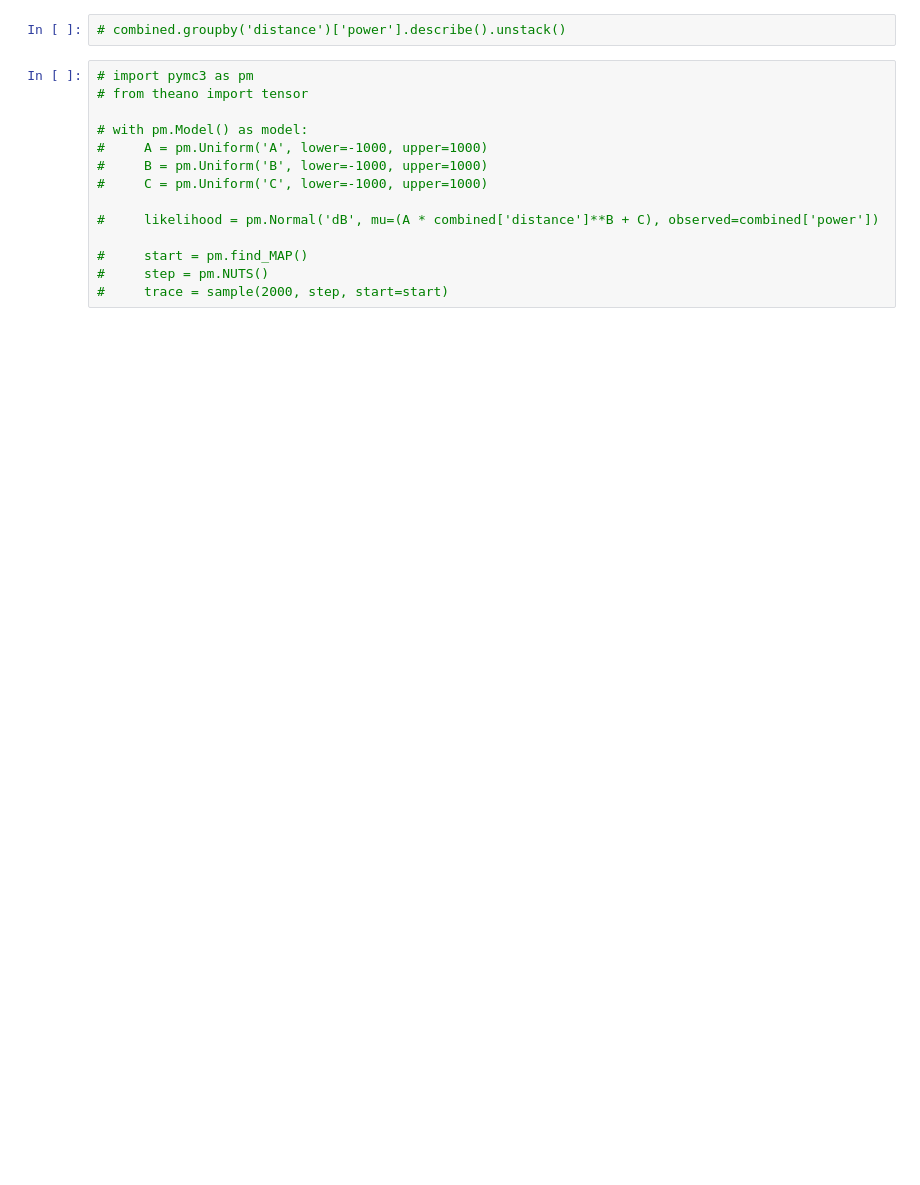
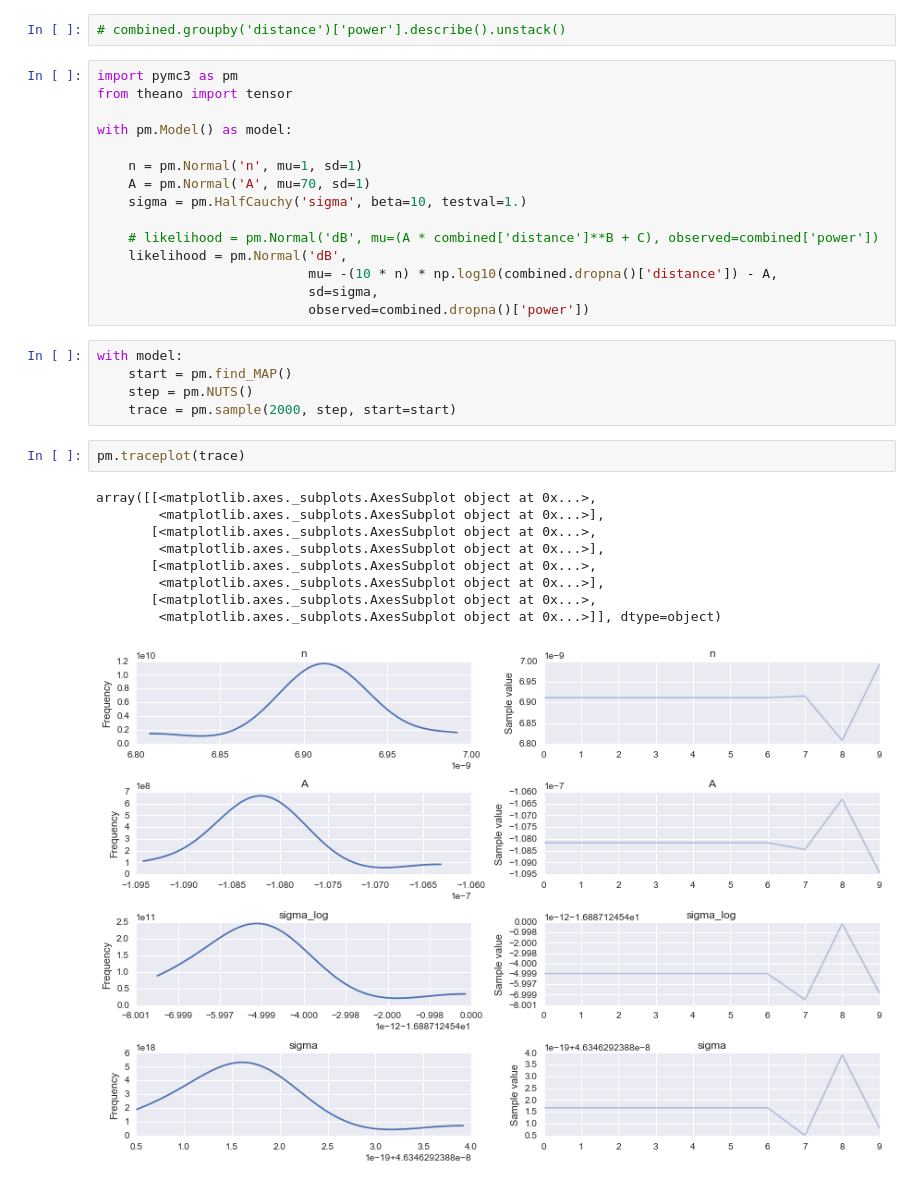
Before and after one commit to ericmjl/bluetooth-proximity-tracker-calibration, a Jupyter notebook: expt4-distance_calibration/Expt4 Analysis.ipynb, the cells around one changed output. Saved outputs shown, nothing was run; the diff lists cells and outputs as text; blank space fills up the shorter version.

Commit message:
added cold battery life analysis and bayesian model fit

```diff
--- a/expt4-distance_calibration/Expt4 Analysis.ipynb
+++ b/expt4-distance_calibration/Expt4 Analysis.ipynb
@@ -306,19 +282,37 @@ plt.plot(distance, func(distance, *opt_parms))
 # %%
 # combined.groupby('distance')['power'].describe().unstack()
 # %%
-# import pymc3 as pm
-# from theano import tensor
+import pymc3 as pm
+from theano import tensor
 
-# with pm.Model() as model:
-#     A = pm.Uniform('A', lower=-1000, upper=1000)
-#     B = pm.Uniform('B', lower=-1000, upper=1000)
-#     C = pm.Uniform('C', lower=-1000, upper=1000)
+with pm.Model() as model:
 
-#     likelihood = pm.Normal('dB', mu=(A * combined['distance']**B + C), observed=combined['power'])
+    n = pm.Normal('n', mu=1, sd=1)
+    A = pm.Normal('A', mu=70, sd=1)
+    sigma = pm.HalfCauchy('sigma', beta=10, testval=1.)
 
-#     start = pm.find_MAP()
-#     step = pm.NUTS()
-#     trace = sample(2000, step, start=start)
+    # likelihood = pm.Normal('dB', mu=(A * combined['distance']**B + C), observed=combined['power'])
+    likelihood = pm.Normal('dB',
+                           mu= -(10 * n) * np.log10(combined.dropna()['distance']) - A,
+                           sd=sigma,
+                           observed=combined.dropna()['power'])
+# %%
+with model:
+    start = pm.find_MAP()
+    step = pm.NUTS()
+    trace = pm.sample(2000, step, start=start)
+# %%
+pm.traceplot(trace)
+# %% [output]
+array([[<matplotlib.axes._subplots.AxesSubplot object at 0x...>,
+        <matplotlib.axes._subplots.AxesSubplot object at 0x...>],
+       [<matplotlib.axes._subplots.AxesSubplot object at 0x...>,
+        <matplotlib.axes._subplots.AxesSubplot object at 0x...>],
+       [<matplotlib.axes._subplots.AxesSubplot object at 0x...>,
+        <matplotlib.axes._subplots.AxesSubplot object at 0x...>],
+       [<matplotlib.axes._subplots.AxesSubplot object at 0x...>,
+        <matplotlib.axes._subplots.AxesSubplot object at 0x...>]], dtype=object)
+[figure, added]
 # %%
 fig = plt.figure()
 ax = fig.add_subplot(111)
```
Also changed, not shown: parts of 9 cells of this notebook, 7 other files.
